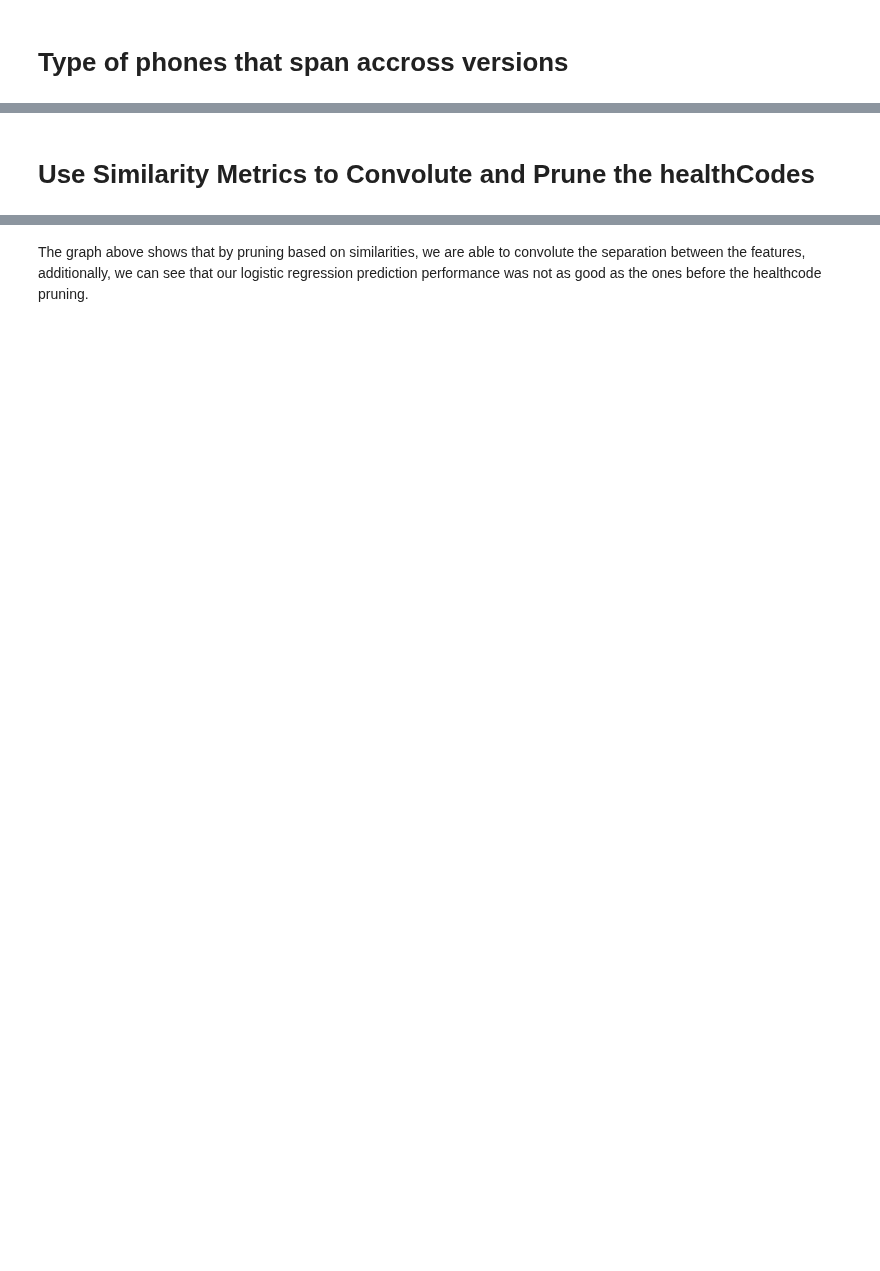
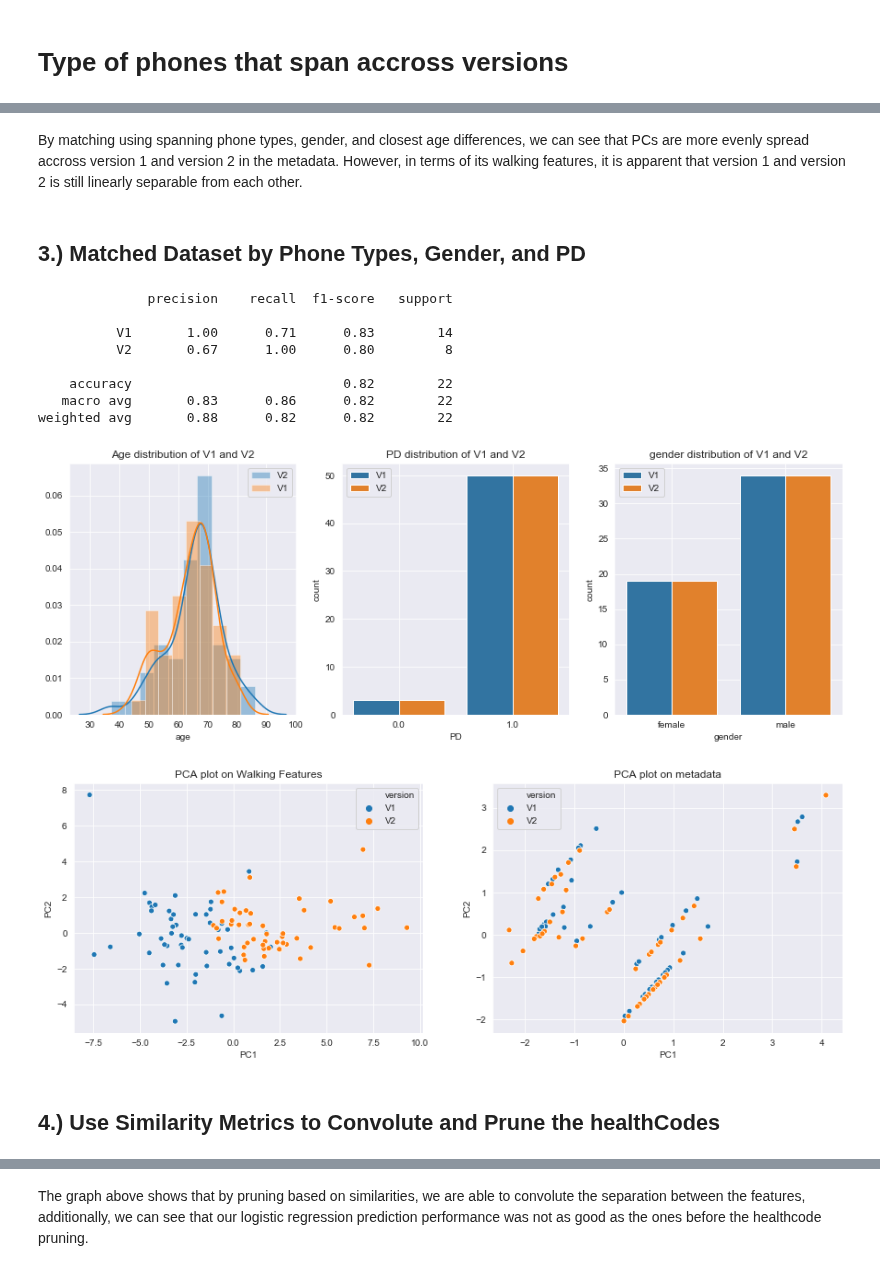
Before and after one commit to arytontediarjo/mPower-Analysis, a Jupyter notebook: Notebooks/Other-analysis-notebook/matching_preliminary_ideas.ipynb, the cells around one changed output, grey strips where cells are left out. Drawn from its saved outputs; the diff is of its cells as text; code cells hidden in the pictures; blank space fills up the shorter version.

```diff
--- a/Notebooks/Other-analysis-notebook/matching_preliminary_ideas.ipynb
+++ b/Notebooks/Other-analysis-notebook/matching_preliminary_ideas.ipynb
@@ -383,3 +382,22 @@ As seen from the PCA plot above, it is apparent that versioning has confounding
+# %% [markdown]
+By matching using spanning phone types, gender, and closest age differences, we can see that PCs are more evenly spread accross version 1 and version 2 in the metadata. However, in terms of its walking features, it is apparent that version 1 and version 2 is still linearly separable from each other.
+# %% [markdown]
+## 3.) Matched Dataset by Phone Types, Gender, and PD
+# %%
+balance_hc_data = balance_hc(encoded_data, ["phone_type", "PD", "gender"]).reset_index(drop = True)
+show_distribution(balance_hc_data[metadata_feat_cols], "version")
+PCA_plotter(balance_hc_data, walking_feat_cols, OHE_feat_cols, "version")
+# %% [output]
+              precision    recall  f1-score   support
+
+          V1       1.00      0.71      0.83        14
+          V2       0.67      1.00      0.80         8
+
+    accuracy                           0.82        22
+   macro avg       0.83      0.86      0.82        22
+weighted avg       0.88      0.82      0.82        22
+[figure, added]
+[figure, added]
 # %% [markdown]
-# Use Similarity Metrics to Convolute and Prune the healthCodes
+## 4.) Use Similarity Metrics to Convolute and Prune the healthCodes
 # %%
```
Also changed, not shown: parts of 57 cells of this notebook, 2 other files.
